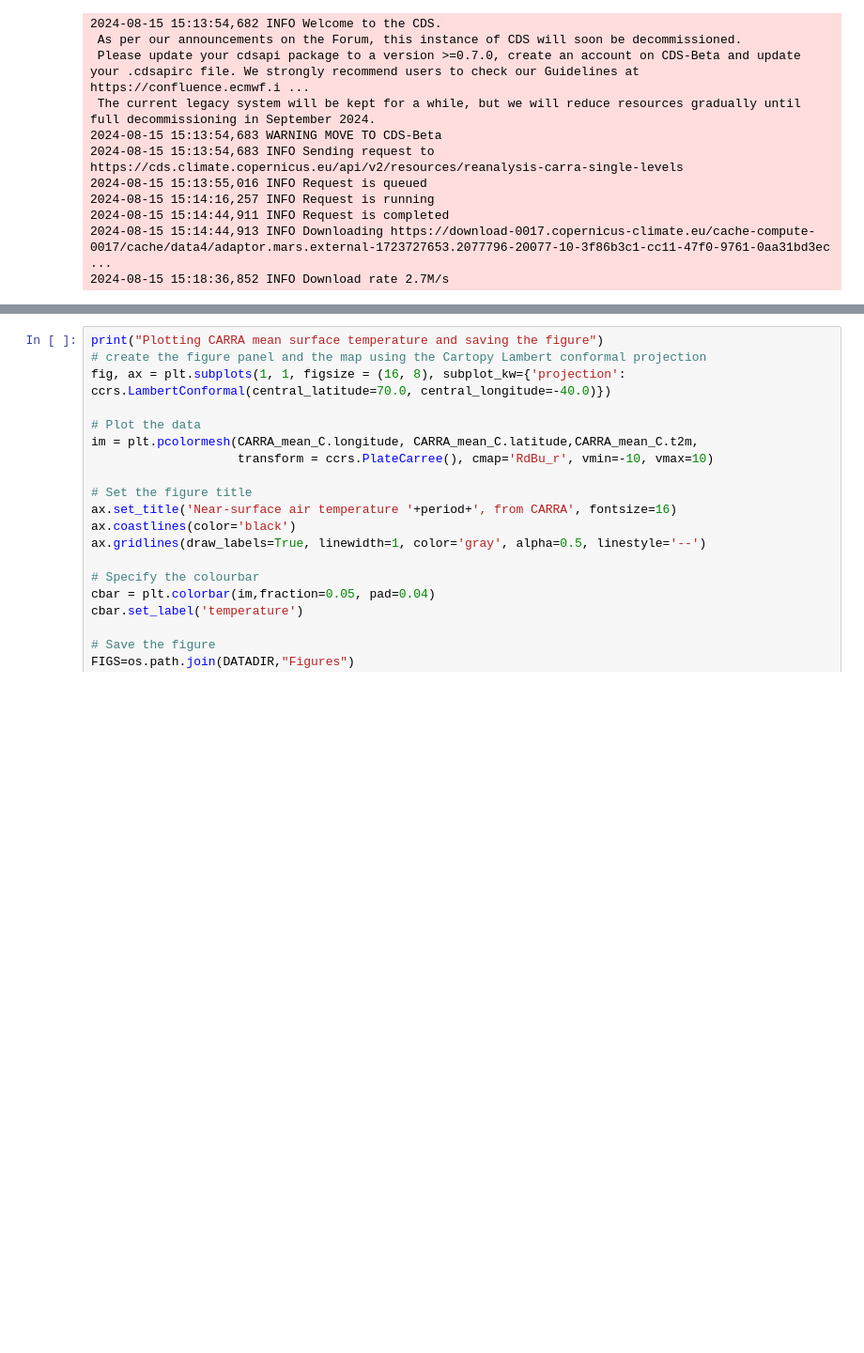
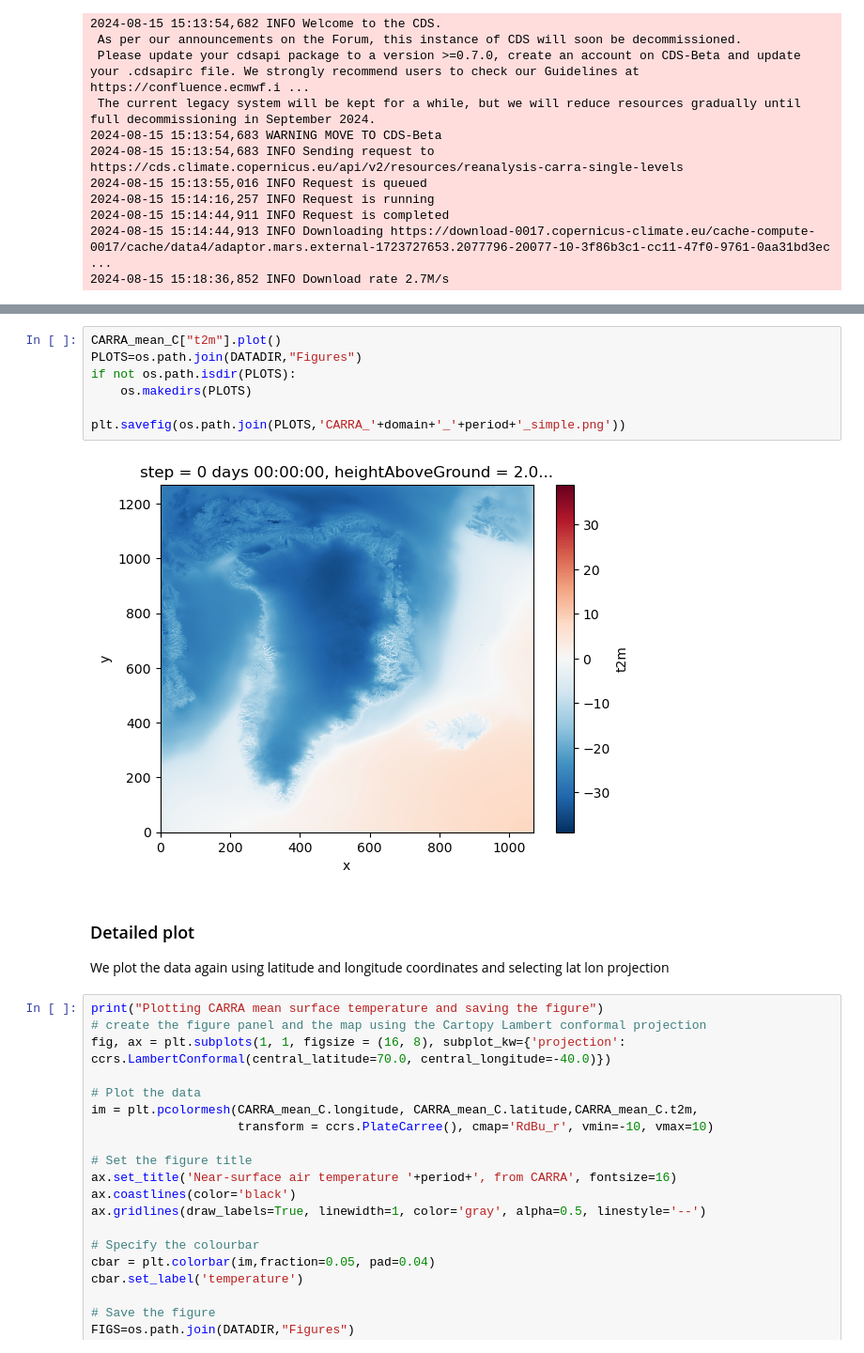
Before and after one commit to carlos9917/carra-training-c3s, a Jupyter notebook: CARRA_fetch_plot_T2m.ipynb, the cells around one changed output, grey strips where cells are left out. Shown at 94% size. Drawn from its saved outputs; the diff is of its cells as text; blank space fills up the shorter version.

Commit message:
added simple plot requested by Andras in first notebook

```diff
--- a/CARRA_fetch_plot_T2m.ipynb
+++ b/CARRA_fetch_plot_T2m.ipynb
@@ -161,3 +163,15 @@ Done.
+# %%
+CARRA_mean_C["t2m"].plot()
+PLOTS=os.path.join(DATADIR,"Figures")
+if not os.path.isdir(PLOTS):
+    os.makedirs(PLOTS)
+
+plt.savefig(os.path.join(PLOTS,'CARRA_'+domain+'_'+period+'_simple.png'))
+# %% [output]
+[figure, added]
+# %% [markdown]
+### Detailed plot
+We plot the data again using latitude and longitude coordinates and selecting lat lon projection
 # %%
 print("Plotting CARRA mean surface temperature and saving the figure")
 # create the figure panel and the map using the Cartopy Lambert conformal projection
```
Also changed, not shown: parts of 5 cells of this notebook.
